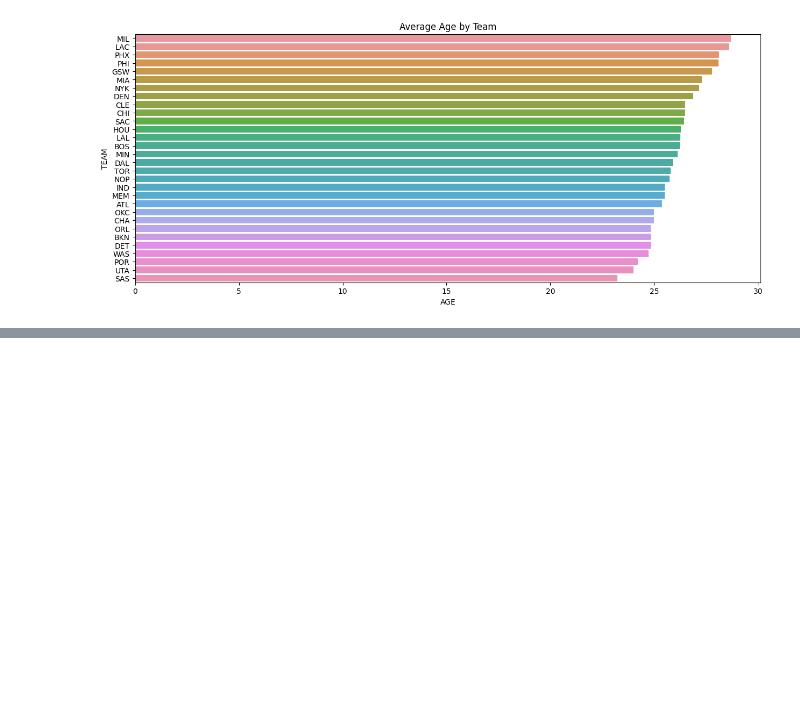
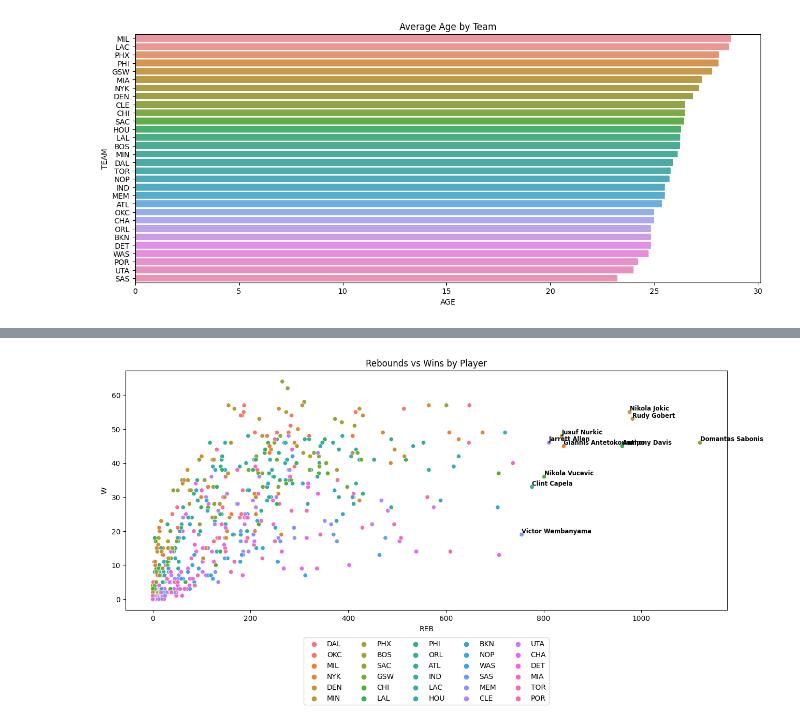
Before and after one commit to ddatnguyen97/NBA-Players-Data-Crawling-and-Analysis, a Jupyter notebook: NBA Players Analysis.ipynb, the cells around one changed output, grey strips where cells are left out. Saved outputs shown, nothing was run; the diff lists cells and outputs as text; code cells hidden in the pictures; blank space fills up the shorter version.

```diff
--- a/NBA Players Analysis.ipynb
+++ b/NBA Players Analysis.ipynb
@@ -607,0 +580,3 @@ plt.legend(loc='upper center', bbox_to_anchor=(0.5, -0.1), ncol=5)
+# %%
+top_10_rebounds = data.sort_values('REB', ascending=False, ignore_index=True).head(10)
+top_10_rebounds
@@ -607,0 +596,16 @@ plt.legend(loc='upper center', bbox_to_anchor=(0.5, -0.1), ncol=5)
+# %%
+figure = plt.figure(figsize=(15, 6))
+sns.scatterplot(x='REB', y='W', data=data, hue='TEAM')
+plt.title('Rebounds vs Wins by Player')
+plt.legend(loc='upper center', bbox_to_anchor=(0.5, -0.1), ncol=5)
+
+for line in range(0, top_10_rebounds.shape[0]):
+    plt.text(top_10_rebounds['REB'].iloc[line],
+             top_10_rebounds['W'].iloc[line],
+             top_10_rebounds['PLAYER'].iloc[line],
+             verticalalignment= 'bottom',
+             horizontalalignment= 'left',
+             size='small', color='black',
+             weight='semibold')
+# %% [output]
+[figure, added]
```
Also changed, not shown: parts of 10 cells of this notebook.
